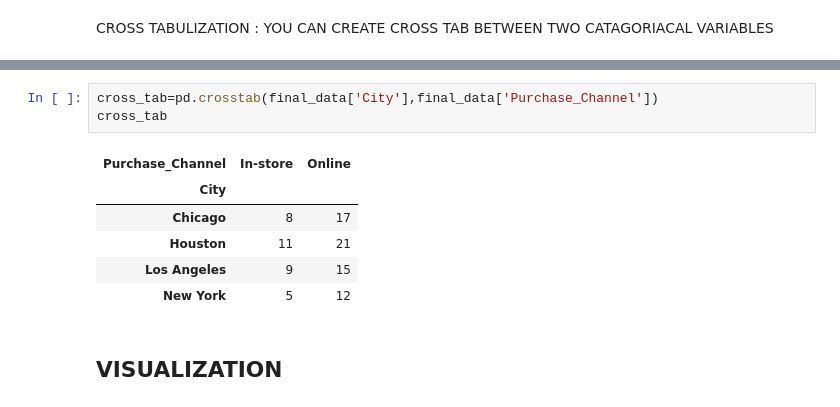
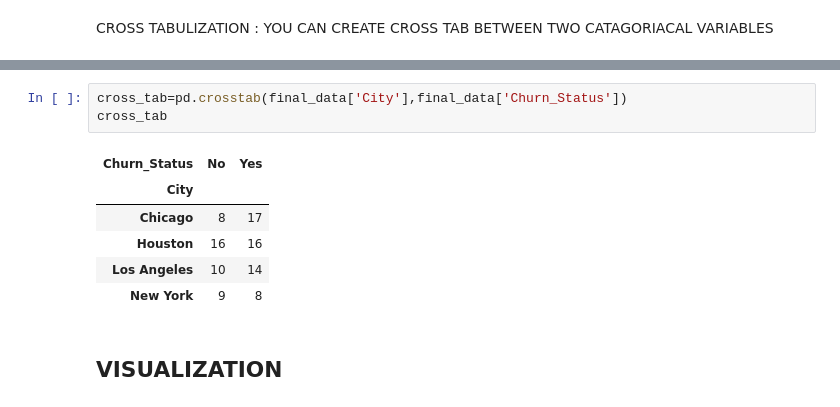
Before and after one commit to ABBAS-37405/PYTHON-AND-DATA-SCIENCE, a Jupyter notebook: dataclean.ipynb, the cells around one changed output, grey strips where cells are left out. Saved outputs shown, nothing was run; the diff lists cells and outputs as text.

```diff
--- a/dataclean.ipynb
+++ b/dataclean.ipynb
@@ -470,15 +470,15 @@ final_data.head()
 | 3 | C004 | Male | 34 | 58030.0 | Chicago | Midwest | 6 | 67.329 | ... |
 | 4 | C005 | Male | 30 | 78889.0 | Houston | Midwest | 3 | 52.763 | ... |
 # %%
-cross_tab=pd.crosstab(final_data['City'],final_data['Purchase_Channel'])
+cross_tab=pd.crosstab(final_data['City'],final_data['Churn_Status'])
 cross_tab
 # %% [output]
-| Purchase_Channel | In-store | Online |
+| Churn_Status | No | Yes |
 | City |  |  |
 | Chicago | 8 | 17 |
-| Houston | 11 | 21 |
-| Los Angeles | 9 | 15 |
-| New York | 5 | 12 |
+| Houston | 16 | 16 |
+| Los Angeles | 10 | 14 |
+| New York | 9 | 8 |
 # %% [markdown]
 ## VISUALIZATION
 # %% [markdown]
```
Also changed, not shown: parts of 2 cells of this notebook.
